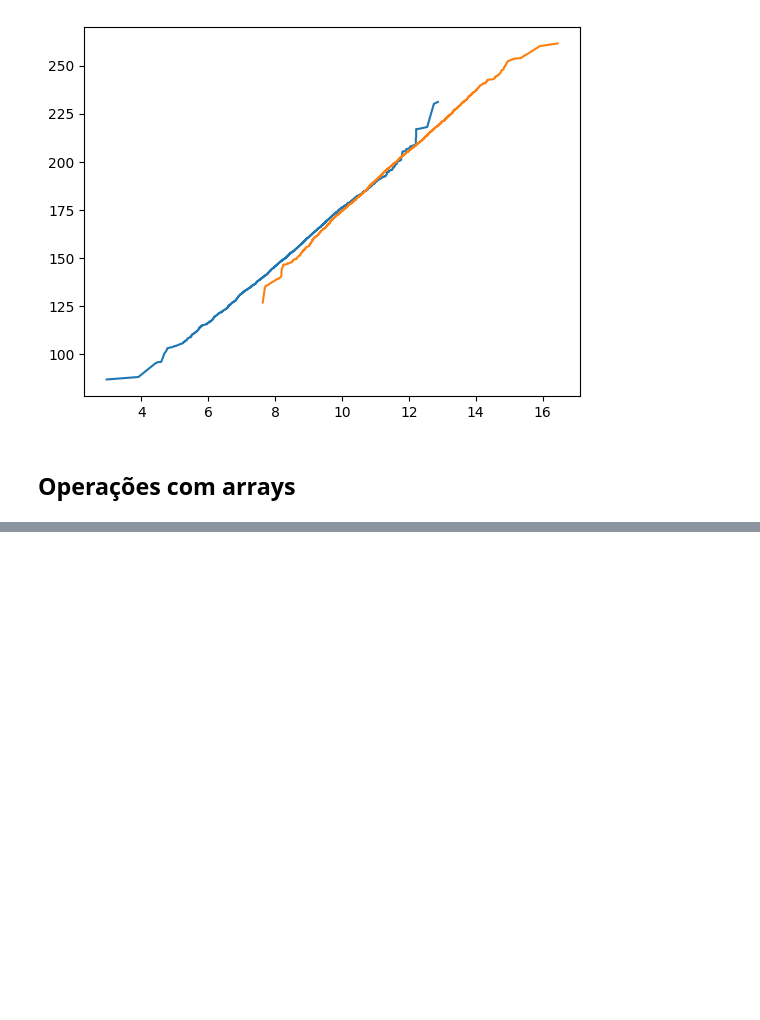
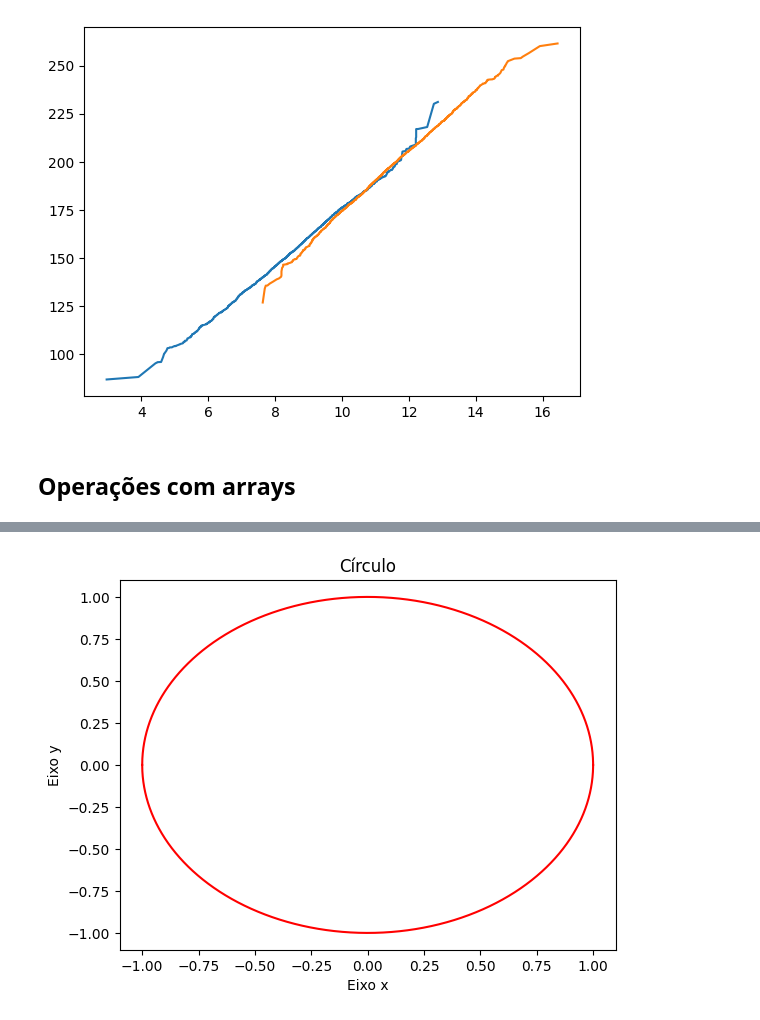
Before and after one commit to lukaswyllis/formacao_python_para_data_science, a Jupyter notebook: Curso 3 - NumPy - Análise numérica eficiente com Python.ipynb, the cells around one changed output, grey strips where cells are left out. Cells and saved outputs as stored; diff of their text form; code cells hidden in the pictures; blank space fills up the shorter version.

```diff
--- a/Curso 3 - NumPy - Análise numérica eficiente com Python.ipynb
+++ b/Curso 3 - NumPy - Análise numérica eficiente com Python.ipynb
@@ -150,0 +239,20 @@ plt.plot(diametro_toranja, peso_toranja)
+# %%
+x = np.arange(-1, 1.01, 0.0001)
+
+# Implementação da fórmula
+y1 = np.sqrt(1 - x**2)
+y2 = -np.sqrt(1 - x**2)
+
+# Plotar o gráfico com as duas partes do círculo
+plt.plot(x, y1, 'r')
+plt.plot(x, y2, 'r' )
+
+# Adicionar o título do gráfico e os rótulos dos eixos x e y
+plt.title("Círculo")
+plt.xlabel("Eixo x")
+plt.ylabel("Eixo y")
+
+# Exibir o gráfico
+plt.show()
+# %% [output]
+[figure, added]
```
Also changed, not shown: parts of 31 cells of this notebook.
